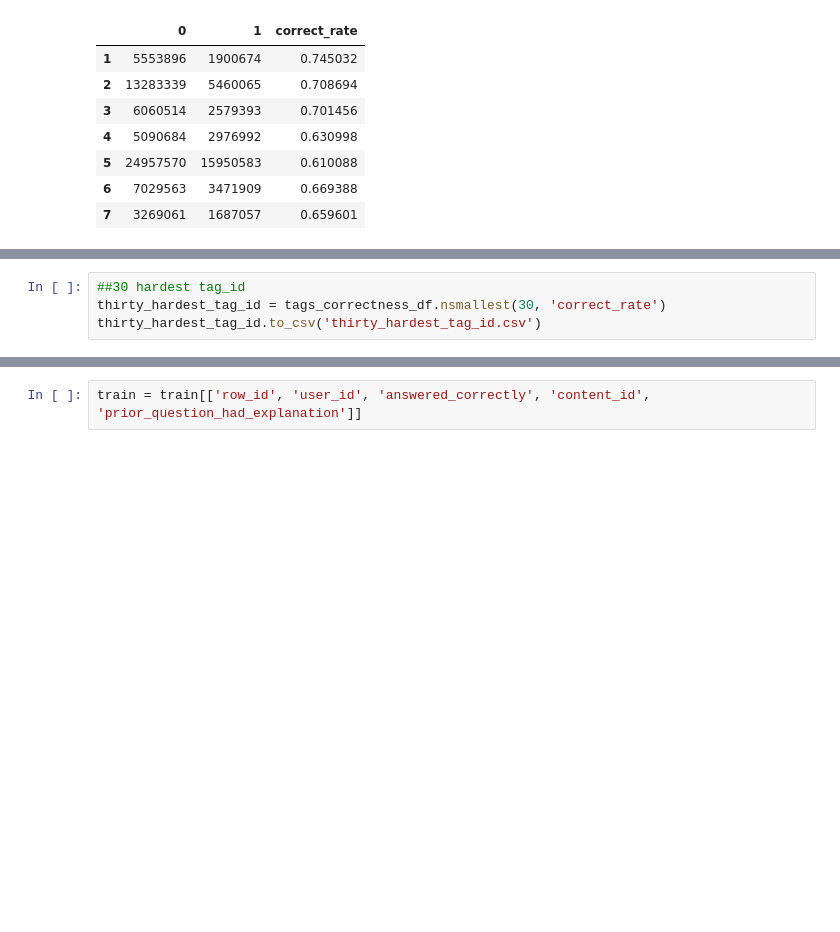
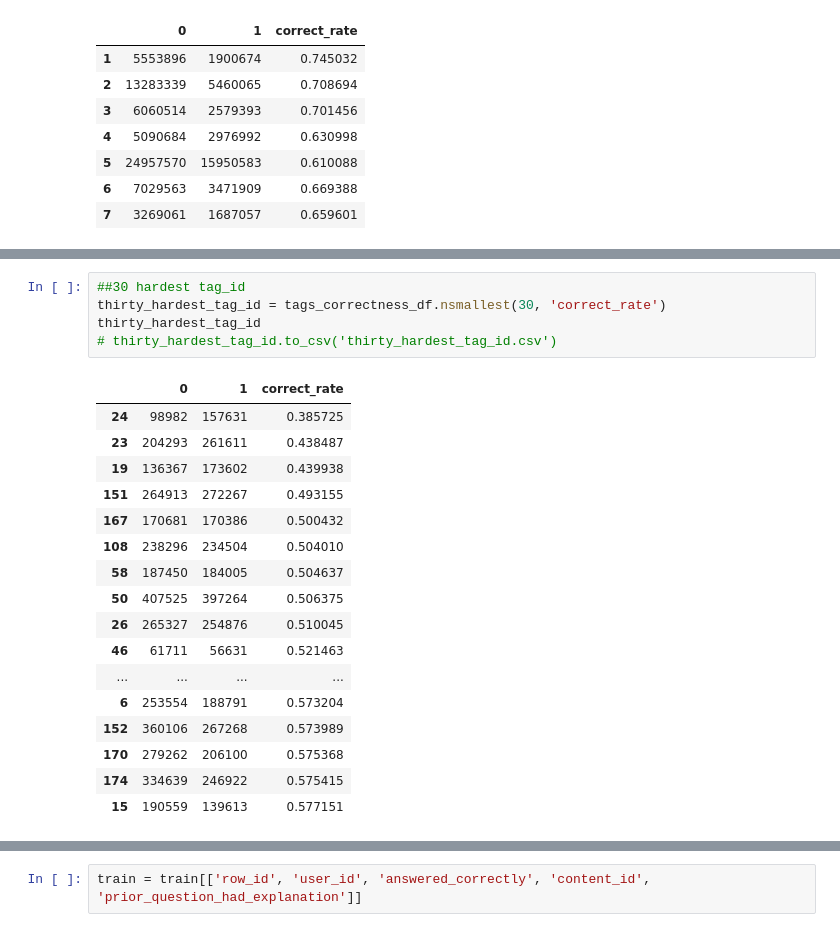
Before and after one commit to ht2459/Kaggle_Riiid, a Jupyter notebook: Riiid.ipynb, the cells around one changed output, grey strips where cells are left out. Cells and saved outputs as stored; diff of their text form; blank space fills up the shorter version.

```diff
--- a/Riiid.ipynb
+++ b/Riiid.ipynb
@@ -439,7 +480,26 @@ thirty_easiest_question_id.to_csv('thirty_easiest_question_id.csv')
 # %%
 ##30 hardest tag_id
 thirty_hardest_tag_id = tags_correctness_df.nsmallest(30, 'correct_rate')
-thirty_hardest_tag_id.to_csv('thirty_hardest_tag_id.csv')
+thirty_hardest_tag_id
+# thirty_hardest_tag_id.to_csv('thirty_hardest_tag_id.csv')
+# %% [output]
+|  | 0 | 1 | correct_rate |
+| 24 | 98982 | 157631 | 0.385725 |
+| 23 | 204293 | 261611 | 0.438487 |
+| 19 | 136367 | 173602 | 0.439938 |
+| 151 | 264913 | 272267 | 0.493155 |
+| 167 | 170681 | 170386 | 0.500432 |
+| 108 | 238296 | 234504 | 0.504010 |
+| 58 | 187450 | 184005 | 0.504637 |
+| 50 | 407525 | 397264 | 0.506375 |
+| 26 | 265327 | 254876 | 0.510045 |
+| 46 | 61711 | 56631 | 0.521463 |
+| ... | ... | ... | ... |
+| 6 | 253554 | 188791 | 0.573204 |
+| 152 | 360106 | 267268 | 0.573989 |
+| 170 | 279262 | 206100 | 0.575368 |
+| 174 | 334639 | 246922 | 0.575415 |
+| 15 | 190559 | 139613 | 0.577151 |
 # %%
 ##30 easiest tag_id
 thirty_easiest_tag_id = tags_correctness_df.nlargest(30, 'correct_rate')
```
Also changed, not shown: parts of 26 cells of this notebook, 3 other files.
